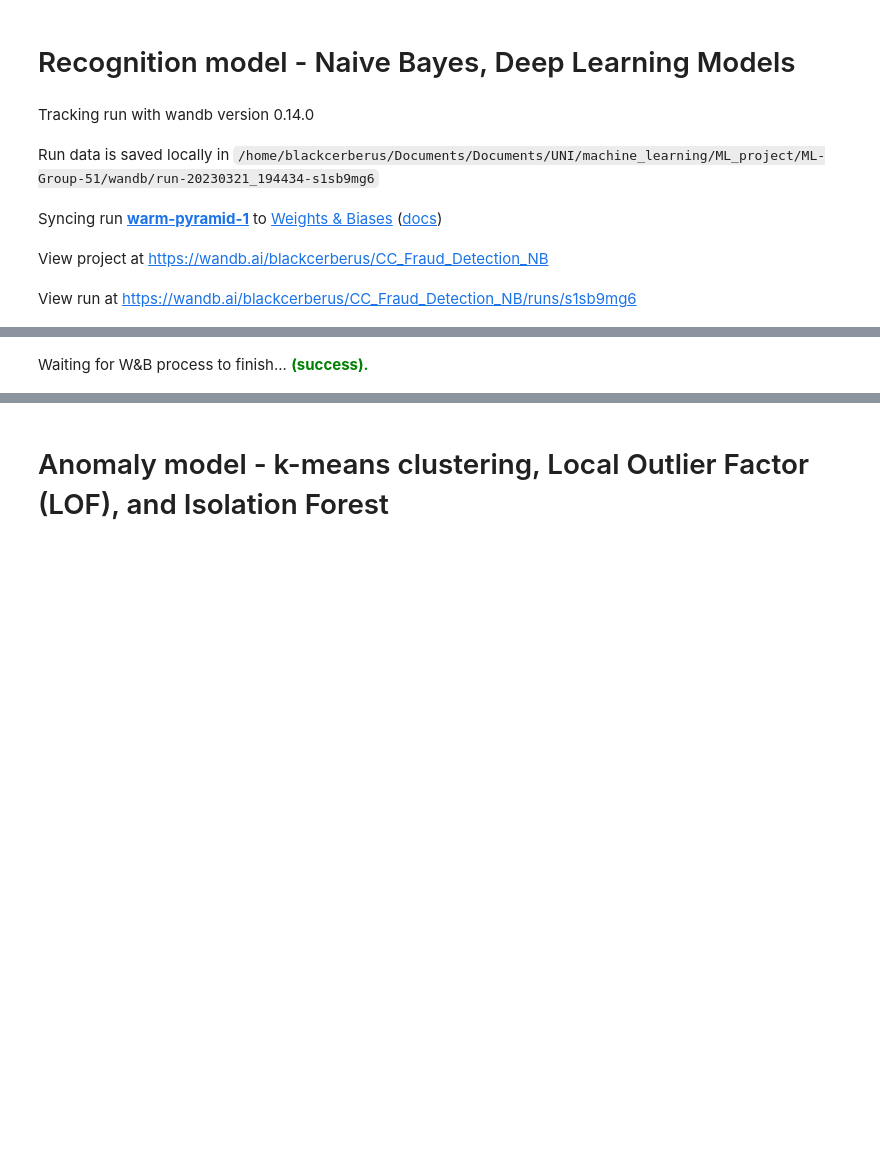
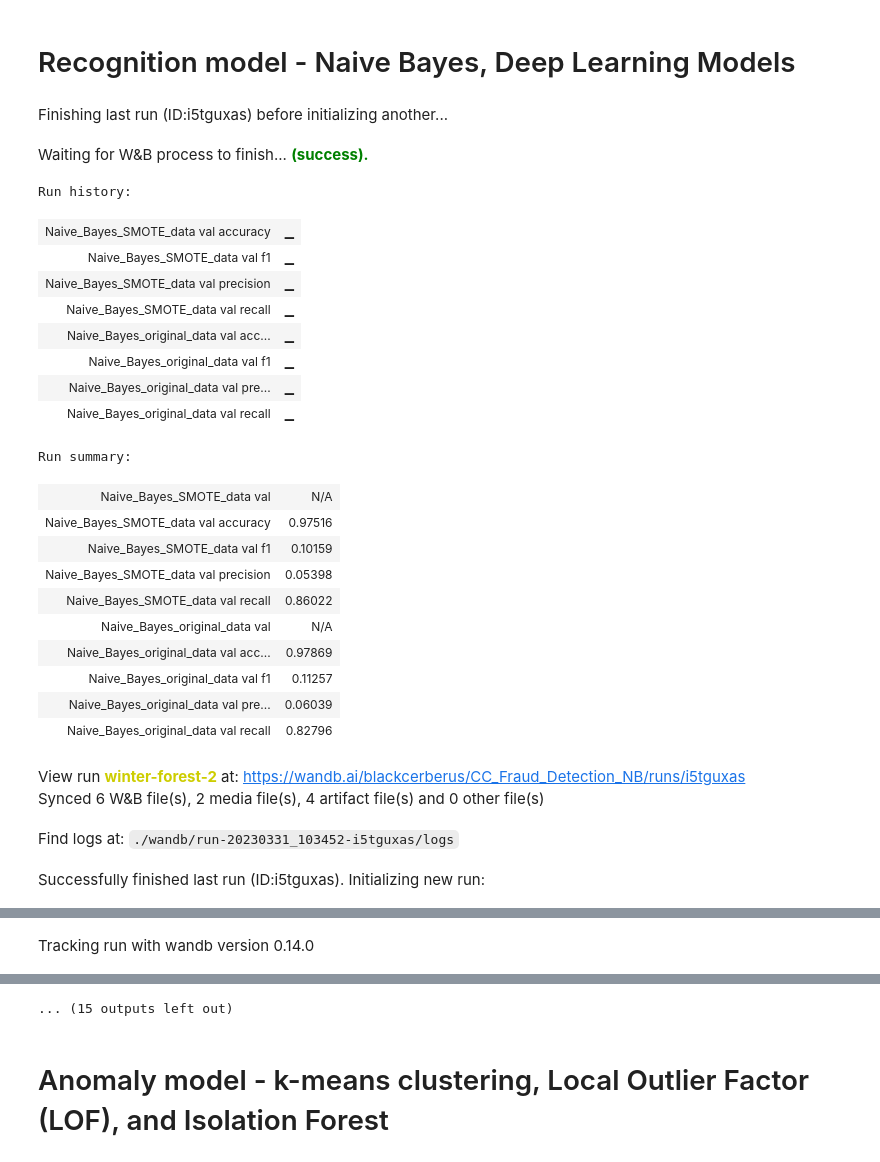
Before and after one commit to vladvuc/ML-Group-51, a Jupyter notebook: Credit Card Fraud.ipynb, the cells around one changed output, grey strips where cells are left out. Saved outputs shown, nothing was run; the diff lists cells and outputs as text; code cells hidden in the pictures; blank space fills up the shorter version.

```diff
--- a/Credit Card Fraud.ipynb
+++ b/Credit Card Fraud.ipynb
@@ -369,35 +391,86 @@ Find logs at: ./wandb/run-20230321_193603-452f5uil/logs
 # %%
 # Import necessary libraries
 import pandas as pd
 import numpy as np
 from sklearn.naive_bayes import GaussianNB
 from sklearn.model_selection import train_test_split
 from sklearn.metrics import confusion_matrix, classification_report
 import wandb
 
 # Initialize wandb
 wandb.init(project='CC_Fraud_Detection_NB')
 
 
 # Create Naive Bayes classifier
+# hyperparameters
 clf = GaussianNB()
 
 
-# Fit the model to the training data and log metrics
-clf.fit(X_train, y_train)
-y_pred = clf.predict(X_val)
-log_metrics("Naive_Bayes", "val", y_val, y_pred)
-log_model(clf, "Naive_Bayes")
+# Fit the classifier to original data
+clf.fit(X_train_org, y_train_org)
+y_pred_org = clf.predict(X_val_org)
+log_metrics("Naive_Bayes_original_data", "val", y_val_org, y_pred_org)
+log_model(clf, "Naive_Bayes_original_data")
 
-# Evaluate the performance of the model on the test set
-print(confusion_matrix(y_val, y_pred))
-print(classification_report(y_val, y_pred))
+# Fit the classifier to SMOTE data
+clf.fit(X_train_smote, y_train_smote)
+y_pred_smote = clf.predict(X_val_org)
+log_metrics("Naive_Bayes_SMOTE_data", "val", y_val_org, y_pred_smote)
+log_model(clf, "Naive_Bayes_SMOTE_data")
+
+# gan has only 2 features
+clf_gan = GaussianNB()
+
+# Fit the classifier to GAN data
+clf_gan.fit(X_train_gan, y_train_gan)
+y_pred_gan = clf.predict(X_val_org)
+log_metrics("Naive_Bayes_GAN_data", "val", y_val_org, y_pred_gan)
+log_model(clf, "Naive_Bayes_GAN_data")
+
+
+# evaluation original data
+print(classification_report(y_val_org, y_pred_org))
+sns.heatmap(confusion_matrix(y_val_org, y_pred_org),annot=True)
+plt.show()
+
+print("-"*50)
+
+# evaluation SMOTE data
+print(classification_report(y_val_org, y_pred_smote))
+sns.heatmap(confusion_matrix(y_val_org, y_pred_smote),annot=True)
+plt.show()
+
+# evaluation GAN data
+print(classification_report(y_val_org, y_pred_gan))
+sns.heatmap(confusion_matrix(y_val_org, y_pred_gan),annot=True)
+plt.show()
 
 # Finish the wandb run
 wandb.finish()
 # %% [output]
-Tracking run with wandb version 0.14.0
+Finishing last run (ID:i5tguxas) before initializing another...
-Run data is saved locally in /home/blackcerberus/Documents/Documents/UNI/machine_learning/ML_project/ML-Group-51/wandb/run-20230321_194434-s1sb9mg6
+Waiting for W&B process to finish... (success).
+Run history:
+| Naive_Bayes_SMOTE_data val accuracy | ▁ |
+| Naive_Bayes_SMOTE_data val f1 | ▁ |
+| Naive_Bayes_SMOTE_data val precision | ▁ |
+| Naive_Bayes_SMOTE_data val recall | ▁ |
+| Naive_Bayes_original_data val acc... | ▁ |
+| Naive_Bayes_original_data val f1 | ▁ |
+| Naive_Bayes_original_data val pre... | ▁ |
+| Naive_Bayes_original_data val recall | ▁ |
+Run summary:
+| Naive_Bayes_SMOTE_data val | N/A |
+| Naive_Bayes_SMOTE_data val accuracy | 0.97516 |
+| Naive_Bayes_SMOTE_data val f1 | 0.10159 |
+| Naive_Bayes_SMOTE_data val precision | 0.05398 |
+| Naive_Bayes_SMOTE_data val recall | 0.86022 |
+| Naive_Bayes_original_data val | N/A |
+| Naive_Bayes_original_data val acc... | 0.97869 |
+| Naive_Bayes_original_data val f1 | 0.11257 |
+| Naive_Bayes_original_data val pre... | 0.06039 |
+| Naive_Bayes_original_data val recall | 0.82796 |
-Syncing run warm-pyramid-1 to Weights & Biases (docs)
+View run winter-forest-2 at: https://wandb.ai/blackcerberus/CC_Fraud_Detection_NB/runs/i5tguxas
+Synced 6 W&B file(s), 2 media file(s), 4 artifact file(s) and 0 other file(s)
-View project at https://wandb.ai/blackcerberus/CC_Fraud_Detection_NB
+Find logs at: ./wandb/run-20230331_103452-i5tguxas/logs
-View run at https://wandb.ai/blackcerberus/CC_Fraud_Detection_NB/runs/s1sb9mg6
+Successfully finished last run (ID:i5tguxas). Initializing new run:
@@ -415 +477 @@ weighted avg       1.00      0.98      0.99     56962
-Waiting for W&B process to finish... (success).
+Tracking run with wandb version 0.14.0
@@ -419,2 +480,3 @@ Find logs at: ./wandb/run-20230321_194434-s1sb9mg6/logs
+... (15 outputs left out)
 # %% [markdown]
 # Anomaly model - k-means clustering, Local Outlier Factor (LOF), and Isolation Forest
```
Also changed, not shown: parts of 19 cells of this notebook, 2 other files.
